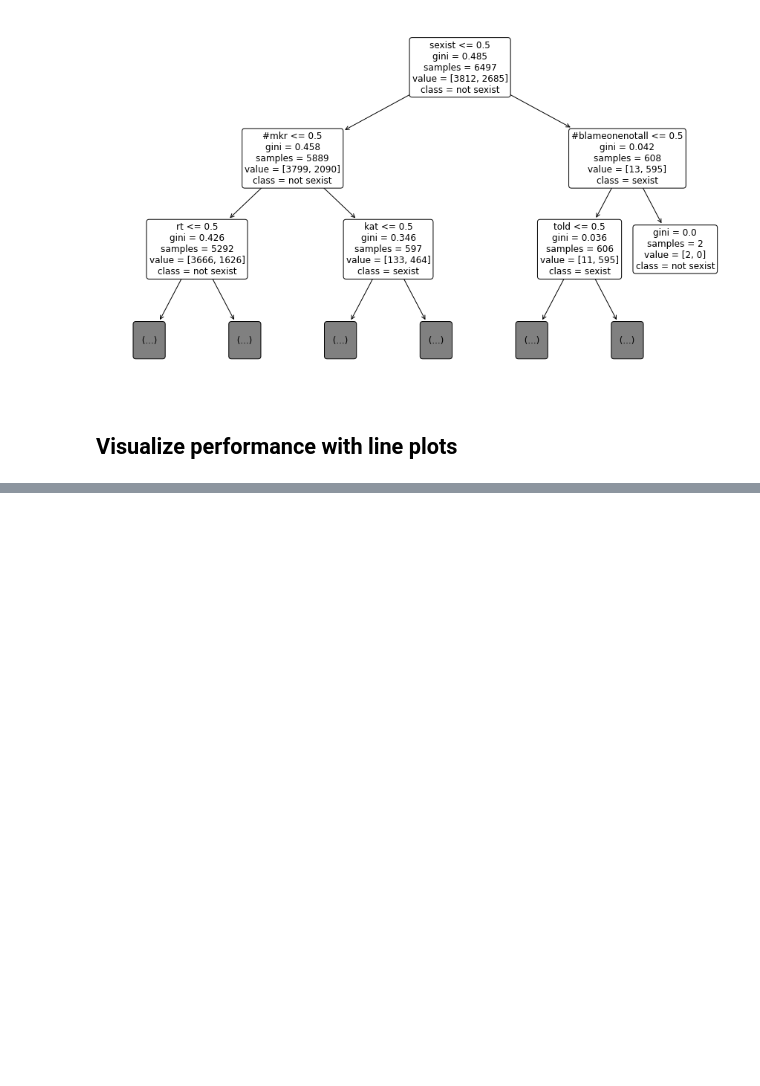
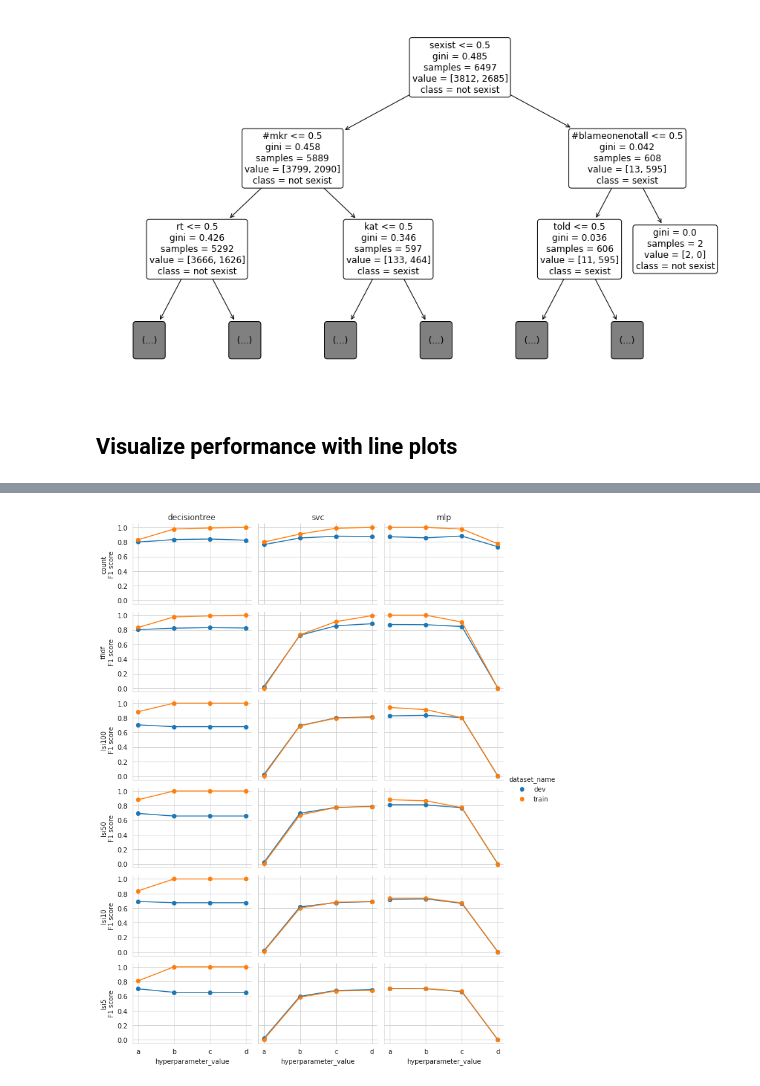
Before and after one commit to brooke-l-hawkins/milestone-ii, a Jupyter notebook: code/visualize_supervised_performance.ipynb, the cells around one changed output, grey strips where cells are left out. Saved outputs shown, nothing was run; the diff lists cells and outputs as text; code cells hidden in the pictures; blank space fills up the shorter version.

```diff
--- a/code/visualize_supervised_performance.ipynb
+++ b/code/visualize_supervised_performance.ipynb
@@ -144,0 +151,4 @@ for metric_name in metric_name_list:
+# %%
+plot_performance('binary_f1')
+# %% [output]
+[figure, added]
```
Also changed, not shown: parts of 7 cells of this notebook, 16 other files.
